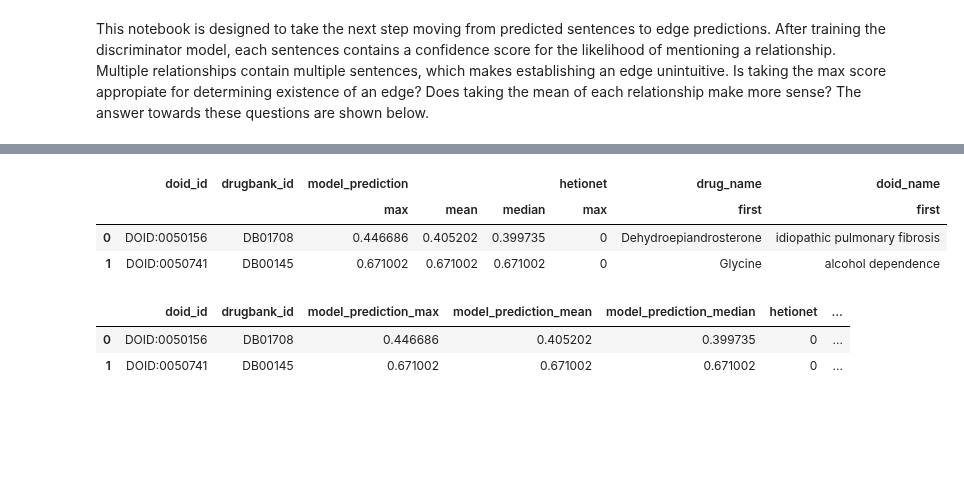
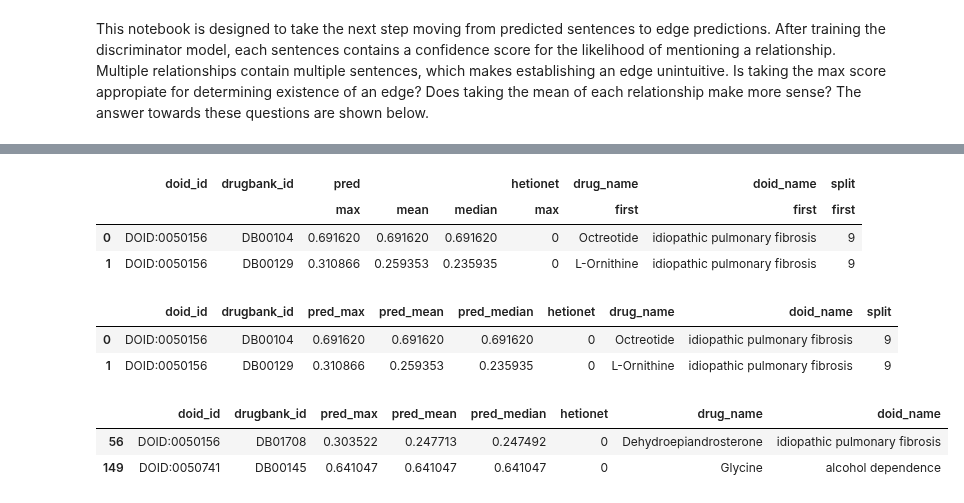
Before and after one commit to greenelab/snorkeling, a Jupyter notebook: compound_disease/compound_treats_disease/edge_prediction_experiment/edge_prediction_experiment.ipynb, the cells around one changed output, grey strips where cells are left out. Saved outputs shown, nothing was run; the diff lists cells and outputs as text; code cells hidden in the pictures; blank space fills up the shorter version.

```diff
--- a/compound_disease/compound_treats_disease/edge_prediction_experiment/edge_prediction_experiment.ipynb
+++ b/compound_disease/compound_treats_disease/edge_prediction_experiment/edge_prediction_experiment.ipynb
@@ -14,7 +15,7 @@ import seaborn as sns
 # %%
 total_candidates_df = (
     pd
-    .read_table("../dataset_statistics/results/all_ctd_map.tsv.xz")
+    .read_csv("../dataset_statistics/results/all_ctd_map.tsv.xz", sep="\t")
     .sort_values("candidate_id")
 )
 total_candidates_df.head(2)
@@ -25,7 +26,7 @@ total_candidates_df.head(2)
 # %%
 sentence_prediction_df = (
     pd
-    .read_table("results/all_predicted_sentences.tsv")
+    .read_csv("results/all_predicted_ctd_sentences.tsv.xz", sep="\t")
     .sort_values("candidate_id")
 )
 sentence_prediction_df.head(2)
@@ -56,34 +59,46 @@ total_candidates_pred_df.head(2)
 # %%
 # DataFrame that groups disease and compound mentions together and takes
 # the max, median and mean of each group
 grouped_candidates_pred_df=(
     total_candidates_pred_df
-    .query("split==11")
     .groupby(["doid_id", "drugbank_id"], as_index=False)
     .agg({
-        "model_prediction": ['max', 'mean', 'median'],
+        "pred": ['max', 'mean', 'median'],
         'hetionet': 'max',
         "drug_name": 'first',
-        "doid_name": 'first'
+        "doid_name": 'first',
+        "split": 'first'
     })
 )
 grouped_candidates_pred_df.head(2)
 # %% [output]
-|  | doid_id | drugbank_id | model_prediction |  |  | hetionet | drug_name | doid_name |
-|  |  |  | max | mean | median | max | first | first |
-| 0 | DOID:0050156 | DB01708 | 0.446686 | 0.405202 | 0.399735 | 0 | Dehydroepiandrosterone | idiopathic pulmonary fibrosis |
-| 1 | DOID:0050741 | DB00145 | 0.671002 | 0.671002 | 0.671002 | 0 | Glycine | alcohol dependence |
+|  | doid_id | drugbank_id | pred |  |  | hetionet | drug_name | doid_name | split |
+|  |  |  | max | mean | median | max | first | first | first |
+| 0 | DOID:0050156 | DB00104 | 0.691620 | 0.691620 | 0.691620 | 0 | Octreotide | idiopathic pulmonary fibrosis | 9 |
+| 1 | DOID:0050156 | DB00129 | 0.310866 | 0.259353 | 0.235935 | 0 | L-Ornithine | idiopathic pulmonary fibrosis | 9 |
 # %%
 grouped_candidates_pred_df.columns = [
     "_".join(col)
-    if col[1] != '' and col[0] not in ['hetionet', 'drug_name', 'doid_name'] else col[0]
+    if col[1] != '' and col[0] not in ['hetionet', 'drug_name', 'doid_name', 'split'] else col[0]
     for col in grouped_candidates_pred_df.columns.values
 ]
+
 grouped_candidates_pred_df.head(2)
 # %% [output]
-|  | doid_id | drugbank_id | model_prediction_max | model_prediction_mean | model_prediction_median | hetionet | ... |
-| 0 | DOID:0050156 | DB01708 | 0.446686 | 0.405202 | 0.399735 | 0 | ... |
-| 1 | DOID:0050741 | DB00145 | 0.671002 | 0.671002 | 0.671002 | 0 | ... |
+|  | doid_id | drugbank_id | pred_max | pred_mean | pred_median | hetionet | drug_name | doid_name | split |
+| 0 | DOID:0050156 | DB00104 | 0.691620 | 0.691620 | 0.691620 | 0 | Octreotide | idiopathic pulmonary fibrosis | 9 |
+| 1 | DOID:0050156 | DB00129 | 0.310866 | 0.259353 | 0.235935 | 0 | L-Ornithine | idiopathic pulmonary fibrosis | 9 |
+# %%
+grouped_candidates_pred_df = (
+    grouped_candidates_pred_df
+    .query("split==11")
+    .drop("split", axis=1)
+)
+grouped_candidates_pred_df.head(2)
+# %% [output]
+|  | doid_id | drugbank_id | pred_max | pred_mean | pred_median | hetionet | drug_name | doid_name |
+| 56 | DOID:0050156 | DB01708 | 0.303522 | 0.247713 | 0.247492 | 0 | Dehydroepiandrosterone | idiopathic pulmonary fibrosis |
+| 149 | DOID:0050741 | DB00145 | 0.641047 | 0.641047 | 0.641047 | 0 | Glycine | alcohol dependence |
 # %%
 grouped_candidates_pred_df.hetionet.value_counts()
 # %% [output]
```
Also changed, not shown: parts of 21 cells of this notebook, 7 other files.
